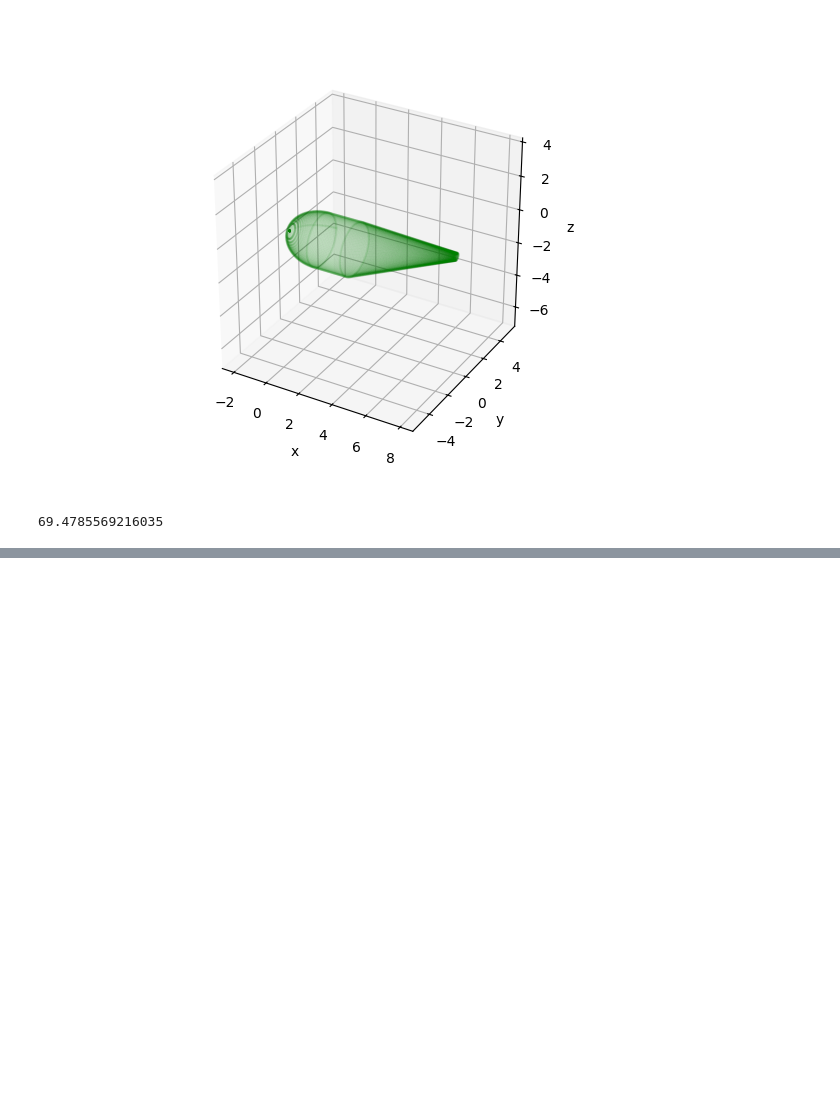
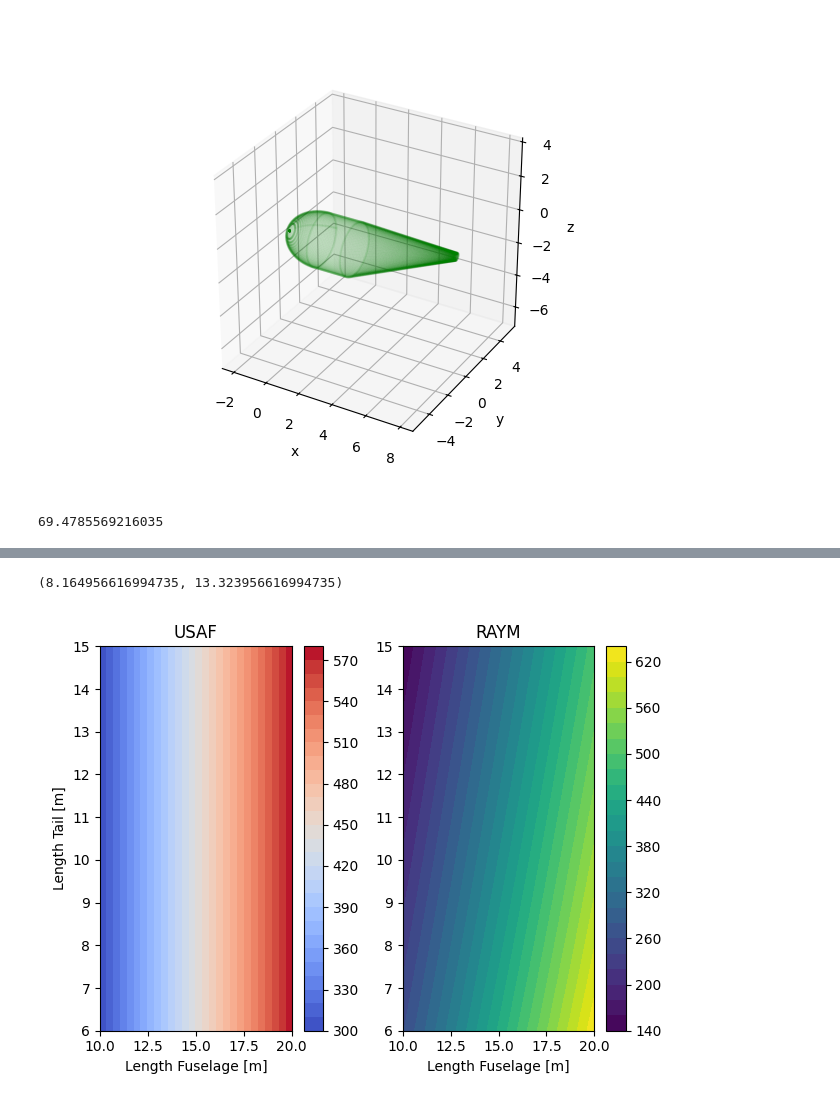
Before and after one commit to NeoStellarator/AetheriaPackage, a Jupyter notebook: development/c2we_workbench.ipynb, the cells around one changed output, grey strips where cells are left out. Cells and saved outputs as stored; diff of their text form; code cells hidden in the pictures; blank space fills up the shorter version.

Commit message:
DEV: compared USAF & Raymer C2WE, and fully implemented the latter

```diff
--- a/development/c2we_workbench.ipynb
+++ b/development/c2we_workbench.ipynb
@@ -381,0 +365,20 @@ S_nc
+# %%
+def calc_fuselage_weight_Raymer(mtom:float, nult:float, l_fus:float,
+                               l_nose:float, l_tail:float, D_fus:float,
+                               D_eot:float, cl_cr:float, cd_cr:float,
+                               rho_cr:float, V_cr:float) -> float:
+
+
+
+    Sf = calc_fuselage_wetsurface(D_fus, l_fus, l_nose, l_tail, D_eot)
+    q  = 0.5*rho_cr*V_cr**2
+
+    # convert to imperial units
+    Sf_ft    = 3.28084**2 * Sf
+    mtom_lbs = 2.20462 * mtom
+    lt_ft    = 3.28084 * l_tail
+    q_lbft   = 0.020885434273039 * q
+
+    w_fus = 0.052*(Sf_ft)**1.086*(nult*mtom_lbs)**0.177*(lt_ft)**(-0.051)*(cl_cr/cd_cr)**(-0.072)*q_lbft**0.241
+
+    return w_fus*0.453592
@@ -381,0 +444,59 @@ S_nc
+# %%
+fuselage.length_tail, fuselage.length_fuselage
+# %% [output]
+(8.164956616994735, 13.323956616994735)
+# %%
+l_fuse_lst = np.linspace(10, 20, 26)
+l_tail_lst = np.linspace(6, 15, 26)
+
+l_fuse_arr, l_tail_arr = np.meshgrid(l_fuse_lst, l_tail_lst)
+
+shp = np.shape(l_fuse_arr)
+
+w_USAF_arr = np.zeros(shp)
+w_RAYM_arr = np.zeros(shp)
+
+for idx in np.ndindex(shp):
+    fuselage.length_tail     = l_tail_arr[idx]
+    fuselage.length_fuselage = l_fuse_arr[idx]
+
+    w_USAF_arr[idx] = calc_fuselage_weight_USAF1(perf_par.MTOM,
+                                     fuselage.length_fuselage,
+                                     perf_par.n_ult,
+                                     fuselage.width_fuselage_outer,
+                                     fuselage.height_fuselage_outer,
+                                     const.v_cr,
+                                     const.rho_cr,
+                                     const.rho_sl)
+
+    w_RAYM_arr[idx] = calc_fuselage_weight_Raymer(perf_par.MTOM,
+                                      perf_par.n_ult,
+                                      fuselage.length_fuselage,
+                                      fuselage.length_cockpit,
+                                      fuselage.length_tail,
+                                      fuselage.diameter_fuselage,
+                                      max(fuselage.bf, fuselage.hf),
+                                      aero.cL_cruise,
+                                      aero.cd_cruise,
+                                      const.rho_cr,
+                                      const.v_cr,
+                                      )
+
+# do some plotting beauties
+
+fig, (ax1, ax2) = plt.subplots(1, 2)
+
+cntr1 = ax1.contourf(l_fuse_arr, l_tail_arr, w_USAF_arr, cmap='coolwarm', levels=30)
+fig.colorbar(cntr1, ax=ax1)
+ax1.set_xlabel('Length Fuselage [m]')
+ax1.set_ylabel('Length Tail [m]')
+ax1.set_title('USAF')
+
+cntr2 = ax2.contourf(l_fuse_arr, l_tail_arr, w_RAYM_arr, levels=30)
+fig.colorbar(cntr2, ax=ax2)
+ax2.set_xlabel('Length Fuselage [m]')
+ax2.set_title('RAYM')
+
+fig.tight_layout()
+# %% [output]
+[figure, added]
```
Also changed, not shown: parts of 21 cells of this notebook, 3 other files.
